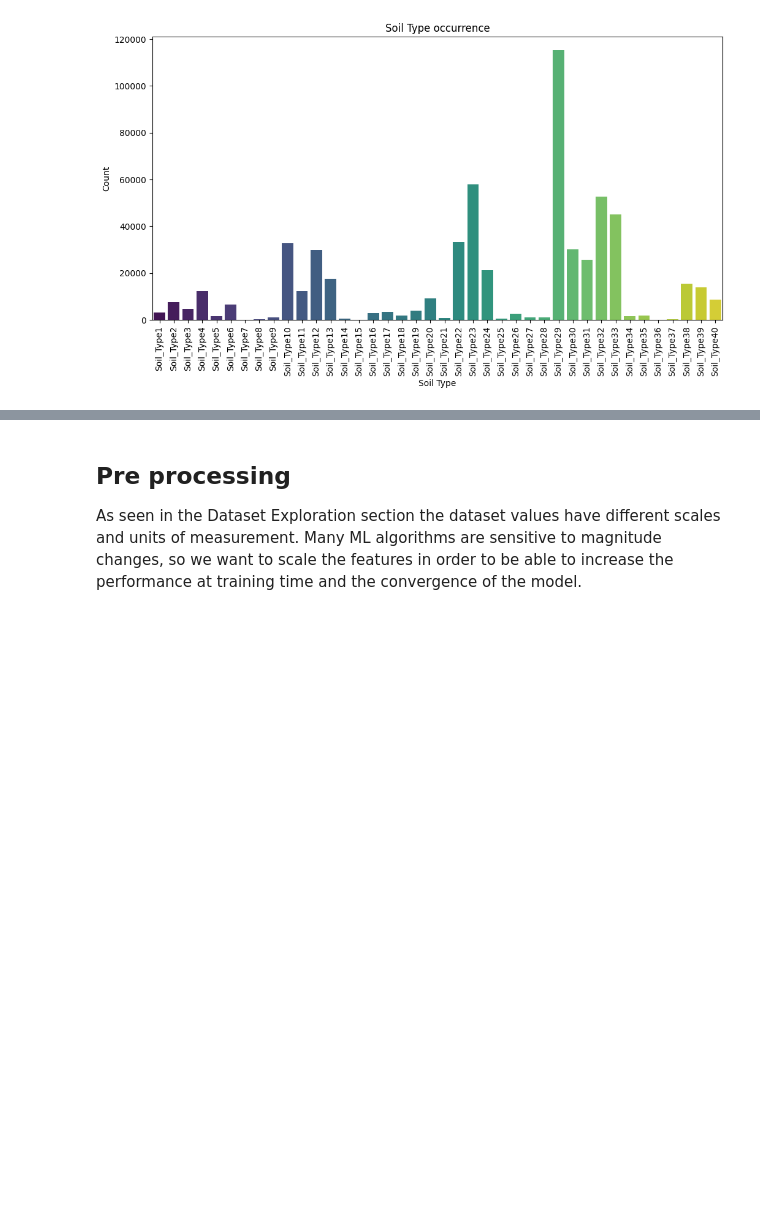
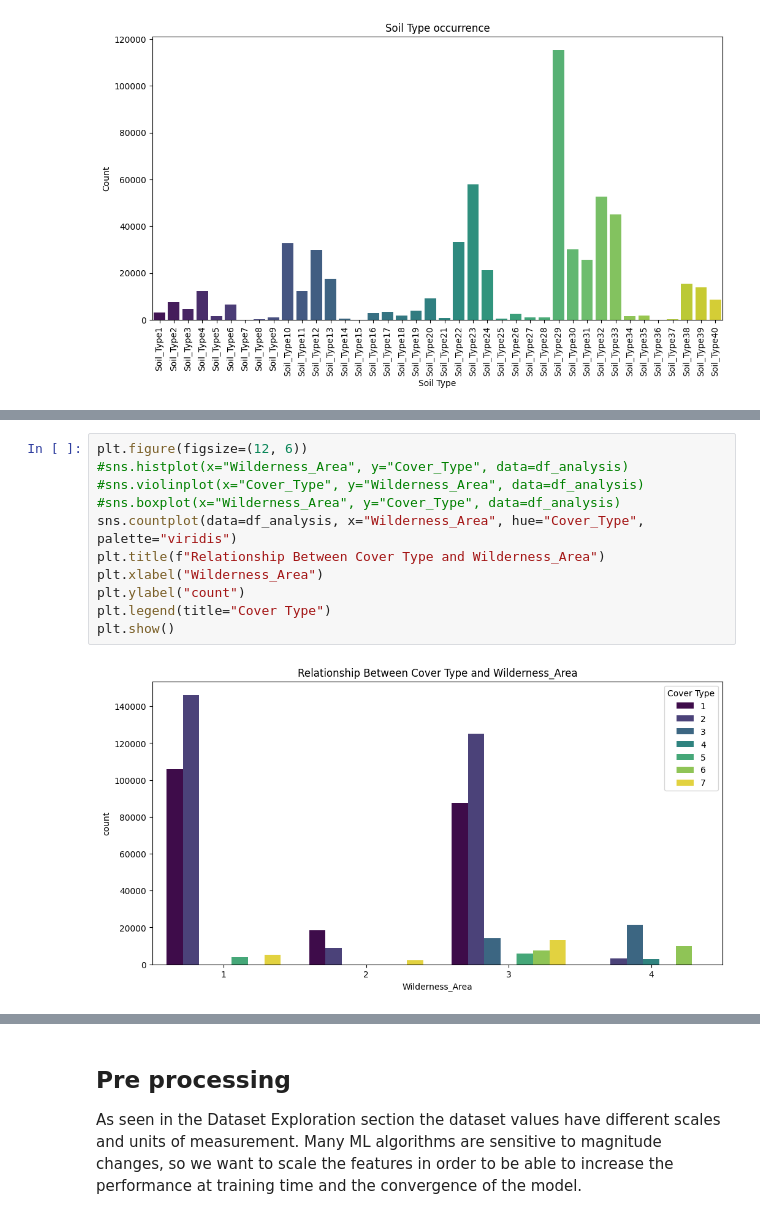
Before and after one commit to saravorabbi/Unibo_BDA_Project, a Jupyter notebook: project.ipynb, the cells around one changed output, grey strips where cells are left out. Drawn from its saved outputs; the diff is of its cells as text; blank space fills up the shorter version.

```diff
--- a/project.ipynb
+++ b/project.ipynb
@@ -358,0 +416,13 @@ plt.show()
+# %%
+plt.figure(figsize=(12, 6))
+#sns.histplot(x="Wilderness_Area", y="Cover_Type", data=df_analysis)
+#sns.violinplot(x="Cover_Type", y="Wilderness_Area", data=df_analysis)
+#sns.boxplot(x="Wilderness_Area", y="Cover_Type", data=df_analysis)
+sns.countplot(data=df_analysis, x="Wilderness_Area", hue="Cover_Type", palette="viridis")
+plt.title(f"Relationship Between Cover Type and Wilderness_Area")
+plt.xlabel("Wilderness_Area")
+plt.ylabel("count")
+plt.legend(title="Cover Type")
+plt.show()
+# %% [output]
+[figure, added]
```
Also changed, not shown: parts of 30 cells of this notebook.
